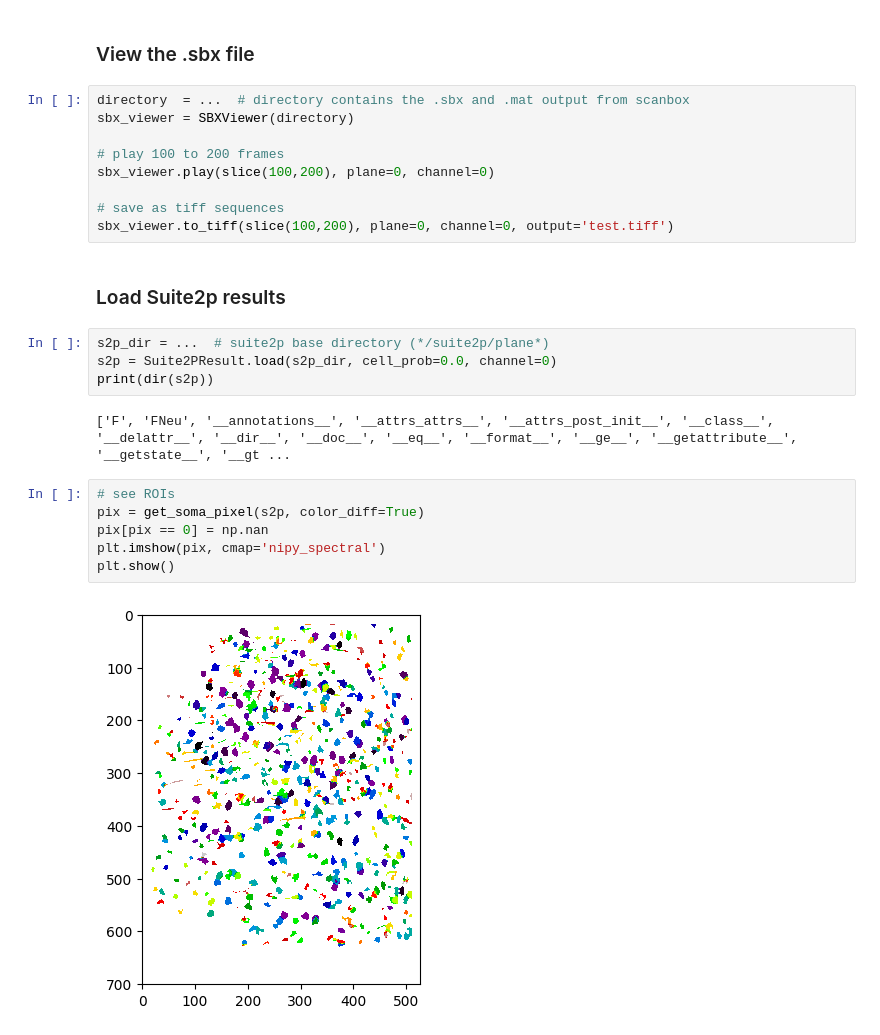
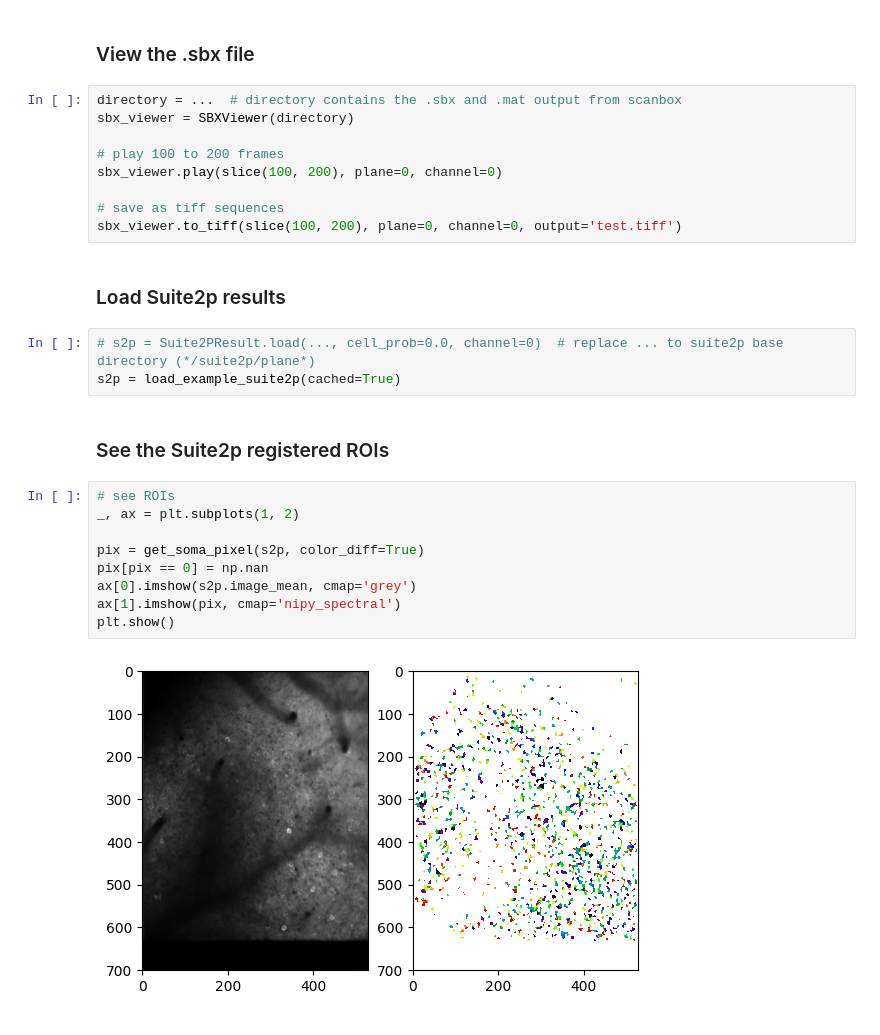
Before and after one commit to ytsimon2004/neuralib, a Jupyter notebook: doc/source/notebooks/example_calimg.ipynb, the cells around one changed output. Drawn from its saved outputs; the diff is of its cells as text.

Commit message:
update example calcium, segmentation

```diff
--- a/doc/source/notebooks/example_calimg.ipynb
+++ b/doc/source/notebooks/example_calimg.ipynb
@@ -39,27 +45,29 @@ sbx.print_asdict()
 # %% [markdown]
 ### View the .sbx file
 # %%
-directory  = ...  # directory contains the .sbx and .mat output from scanbox
+directory = ...  # directory contains the .sbx and .mat output from scanbox
 sbx_viewer = SBXViewer(directory)
 
 # play 100 to 200 frames
-sbx_viewer.play(slice(100,200), plane=0, channel=0)
+sbx_viewer.play(slice(100, 200), plane=0, channel=0)
 
 # save as tiff sequences
-sbx_viewer.to_tiff(slice(100,200), plane=0, channel=0, output='test.tiff')
+sbx_viewer.to_tiff(slice(100, 200), plane=0, channel=0, output='test.tiff')
 # %% [markdown]
 ### Load Suite2p results
 # %%
-s2p_dir = ...  # suite2p base directory (*/suite2p/plane*)
-s2p = Suite2PResult.load(s2p_dir, cell_prob=0.0, channel=0)
-print(dir(s2p))
+# s2p = Suite2PResult.load(..., cell_prob=0.0, channel=0)  # replace ... to suite2p base directory (*/suite2p/plane*)
+s2p = load_example_suite2p(cached=True)
-# %% [output]
-['F', 'FNeu', '__annotations__', '__attrs_attrs__', '__attrs_post_init__', '__class__', '__delattr__', '__dir__', '__doc__', '__eq__', '__format__', '__ge__', '__getattribute__', '__getstate__', '__gt ...
+# %% [markdown]
+### See the Suite2p registered ROIs
 # %%
 # see ROIs
+_, ax = plt.subplots(1, 2)
+
 pix = get_soma_pixel(s2p, color_diff=True)
 pix[pix == 0] = np.nan
-plt.imshow(pix, cmap='nipy_spectral')
+ax[0].imshow(s2p.image_mean, cmap='grey')
+ax[1].imshow(pix, cmap='nipy_spectral')
 plt.show()
 # %% [output]
-[figure, old version]
+[figure, new version]
```
Also changed, not shown: parts of 9 cells of this notebook, 11 other files.
